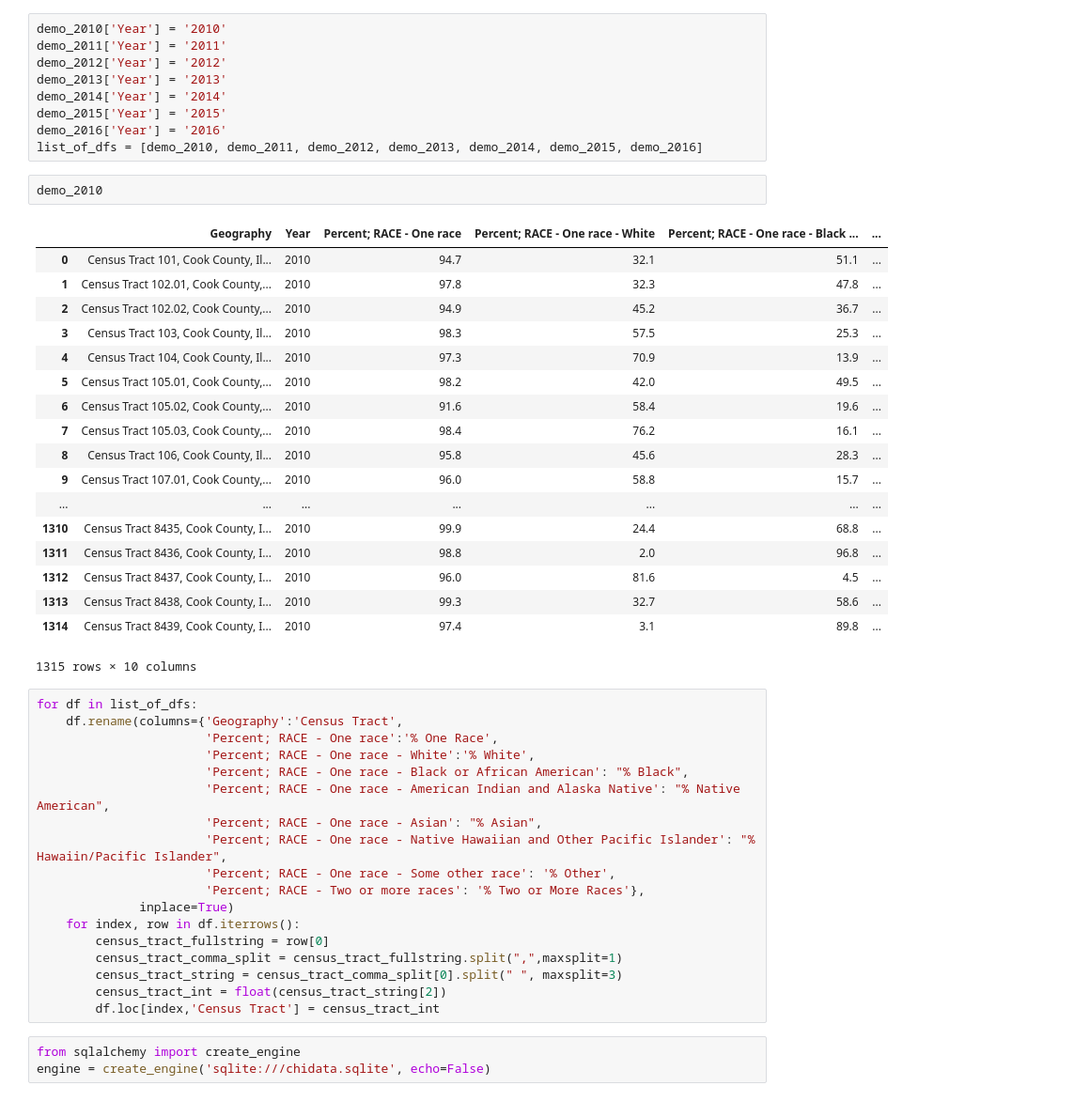
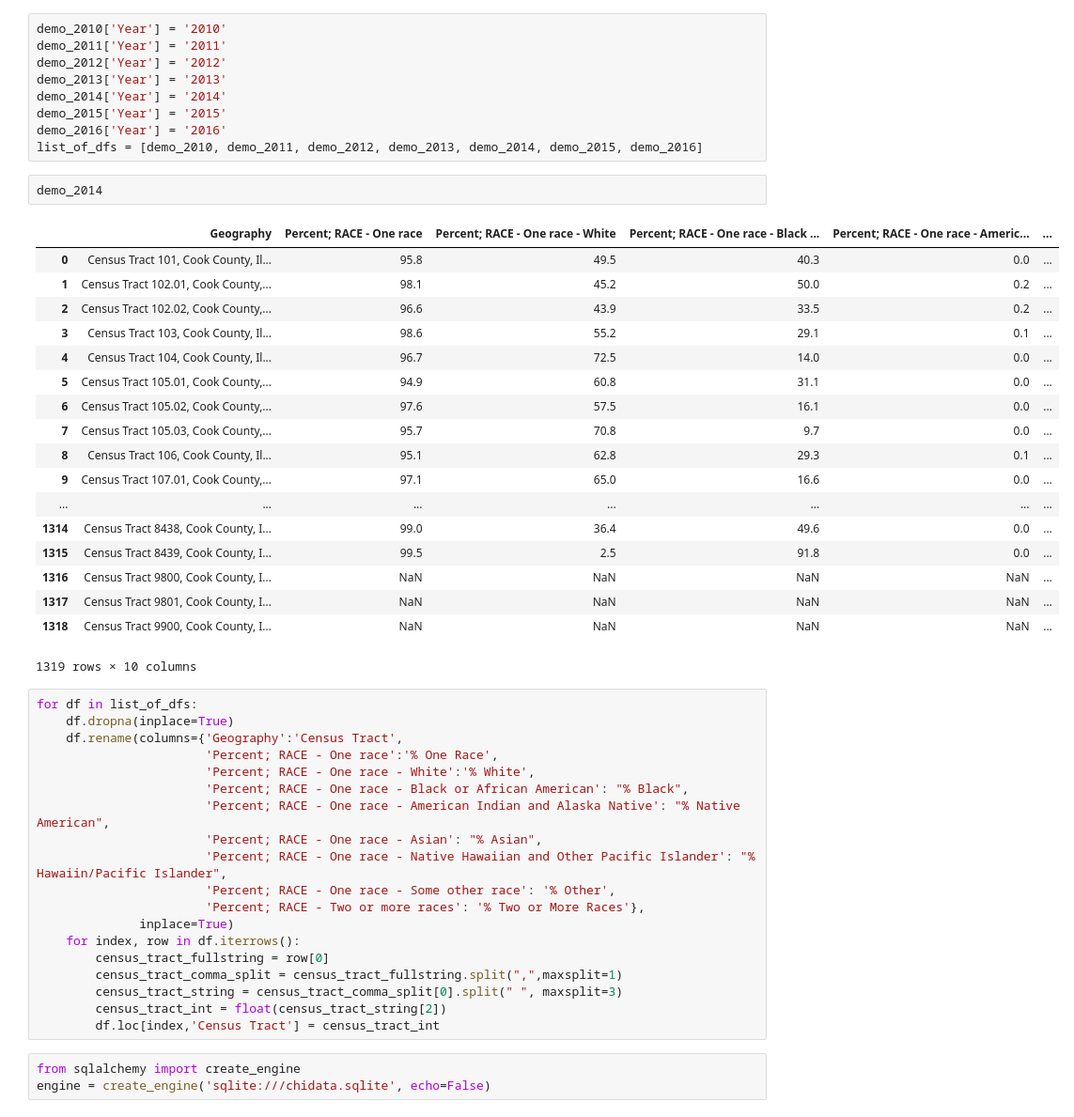
Before and after one commit to aschackm/Chicago-Construction-Map, a Jupyter notebook: data/demographic_data_cleanup.ipynb, the cells around one changed output. Shown at 94% size. Drawn from its saved outputs; the diff is of its cells as text.

```diff
--- a/data/demographic_data_cleanup.ipynb
+++ b/data/demographic_data_cleanup.ipynb
@@ -18,29 +18,30 @@ demo_2014['Year'] = '2014'
 demo_2015['Year'] = '2015'
 demo_2016['Year'] = '2016'
 list_of_dfs = [demo_2010, demo_2011, demo_2012, demo_2013, demo_2014, demo_2015, demo_2016]
-# %%
-demo_2010
-# %% [output]
-|  | Geography | Year | Percent; RACE - One race | Percent; RACE - One race - White | Percent; RACE - One race - Black ... | ... |
-| 0 | Census Tract 101, Cook County, Il... | 2010 | 94.7 | 32.1 | 51.1 | ... |
-| 1 | Census Tract 102.01, Cook County,... | 2010 | 97.8 | 32.3 | 47.8 | ... |
-| 2 | Census Tract 102.02, Cook County,... | 2010 | 94.9 | 45.2 | 36.7 | ... |
-| 3 | Census Tract 103, Cook County, Il... | 2010 | 98.3 | 57.5 | 25.3 | ... |
-| 4 | Census Tract 104, Cook County, Il... | 2010 | 97.3 | 70.9 | 13.9 | ... |
-| 5 | Census Tract 105.01, Cook County,... | 2010 | 98.2 | 42.0 | 49.5 | ... |
-| 6 | Census Tract 105.02, Cook County,... | 2010 | 91.6 | 58.4 | 19.6 | ... |
-| 7 | Census Tract 105.03, Cook County,... | 2010 | 98.4 | 76.2 | 16.1 | ... |
-| 8 | Census Tract 106, Cook County, Il... | 2010 | 95.8 | 45.6 | 28.3 | ... |
-| 9 | Census Tract 107.01, Cook County,... | 2010 | 96.0 | 58.8 | 15.7 | ... |
-| ... | ... | ... | ... | ... | ... | ... |
-| 1310 | Census Tract 8435, Cook County, I... | 2010 | 99.9 | 24.4 | 68.8 | ... |
-| 1311 | Census Tract 8436, Cook County, I... | 2010 | 98.8 | 2.0 | 96.8 | ... |
-| 1312 | Census Tract 8437, Cook County, I... | 2010 | 96.0 | 81.6 | 4.5 | ... |
-| 1313 | Census Tract 8438, Cook County, I... | 2010 | 99.3 | 32.7 | 58.6 | ... |
-| 1314 | Census Tract 8439, Cook County, I... | 2010 | 97.4 | 3.1 | 89.8 | ... |
-1315 rows × 10 columns
+# %%
+demo_2014
+# %% [output]
+|  | Geography | Percent; RACE - One race | Percent; RACE - One race - White | Percent; RACE - One race - Black ... | Percent; RACE - One race - Americ... | ... |
+| 0 | Census Tract 101, Cook County, Il... | 95.8 | 49.5 | 40.3 | 0.0 | ... |
+| 1 | Census Tract 102.01, Cook County,... | 98.1 | 45.2 | 50.0 | 0.2 | ... |
+| 2 | Census Tract 102.02, Cook County,... | 96.6 | 43.9 | 33.5 | 0.2 | ... |
+| 3 | Census Tract 103, Cook County, Il... | 98.6 | 55.2 | 29.1 | 0.1 | ... |
+| 4 | Census Tract 104, Cook County, Il... | 96.7 | 72.5 | 14.0 | 0.0 | ... |
+| 5 | Census Tract 105.01, Cook County,... | 94.9 | 60.8 | 31.1 | 0.0 | ... |
+| 6 | Census Tract 105.02, Cook County,... | 97.6 | 57.5 | 16.1 | 0.0 | ... |
+| 7 | Census Tract 105.03, Cook County,... | 95.7 | 70.8 | 9.7 | 0.0 | ... |
+| 8 | Census Tract 106, Cook County, Il... | 95.1 | 62.8 | 29.3 | 0.1 | ... |
+| 9 | Census Tract 107.01, Cook County,... | 97.1 | 65.0 | 16.6 | 0.0 | ... |
+| ... | ... | ... | ... | ... | ... | ... |
+| 1314 | Census Tract 8438, Cook County, I... | 99.0 | 36.4 | 49.6 | 0.0 | ... |
+| 1315 | Census Tract 8439, Cook County, I... | 99.5 | 2.5 | 91.8 | 0.0 | ... |
+| 1316 | Census Tract 9800, Cook County, I... | NaN | NaN | NaN | NaN | ... |
+| 1317 | Census Tract 9801, Cook County, I... | NaN | NaN | NaN | NaN | ... |
+| 1318 | Census Tract 9900, Cook County, I... | NaN | NaN | NaN | NaN | ... |
+1319 rows × 10 columns
 # %%
 for df in list_of_dfs:
+    df.dropna(inplace=True)
     df.rename(columns={'Geography':'Census Tract',
                        'Percent; RACE - One race':'% One Race',
                        'Percent; RACE - One race - White':'% White',
```
Also changed, not shown: parts of 1 cell of this notebook, 4 other files.
